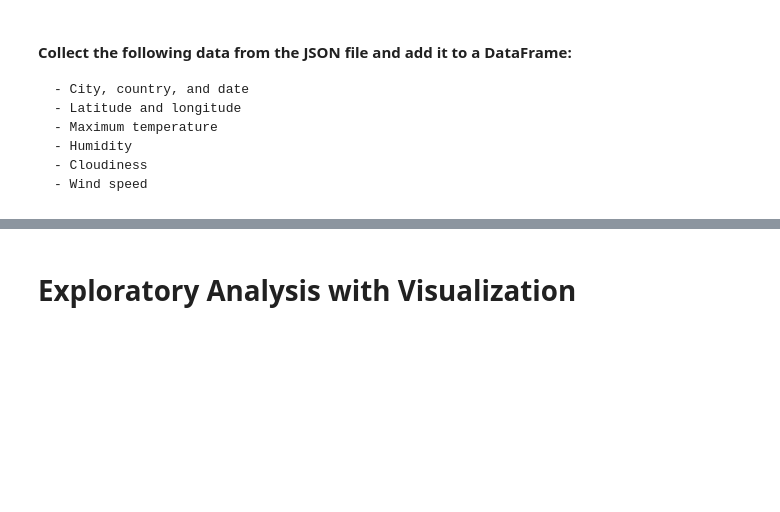
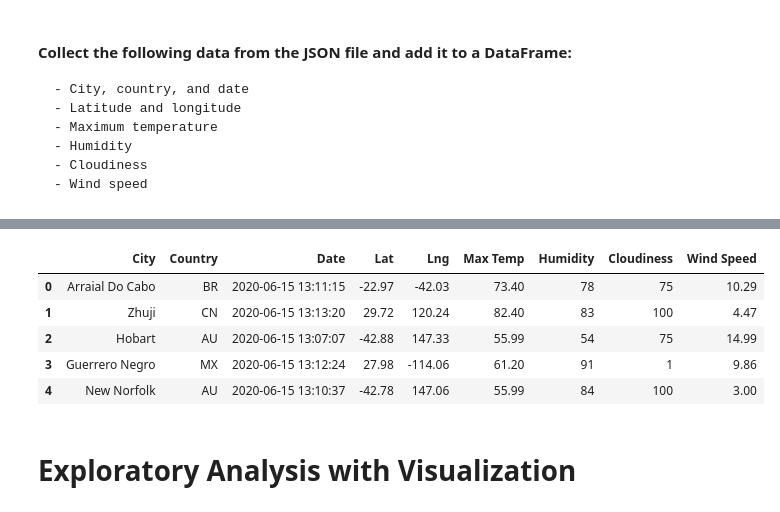
Before and after one commit to sathvikaithala/world_weather-analysis, a Jupyter notebook: WeatherPy.ipynb, the cells around one changed output, grey strips where cells are left out. Saved outputs shown, nothing was run; the diff lists cells and outputs as text; code cells hidden in the pictures; blank space fills up the shorter version.

```diff
--- a/WeatherPy.ipynb
+++ b/WeatherPy.ipynb
@@ -69,0 +298,14 @@ len(cities)
+# %%
+# reorder columns
+
+column_order = ["City","Country","Date","Lat","Lng","Max Temp","Humidity","Cloudiness","Wind Speed"]
+
+city_data_df = city_data_df[column_order]
+city_data_df.head()
+# %% [output]
+|  | City | Country | Date | Lat | Lng | Max Temp | Humidity | Cloudiness | Wind Speed |
+| 0 | Arraial Do Cabo | BR | 2020-06-15 13:11:15 | -22.97 | -42.03 | 73.40 | 78 | 75 | 10.29 |
+| 1 | Zhuji | CN | 2020-06-15 13:13:20 | 29.72 | 120.24 | 82.40 | 83 | 100 | 4.47 |
+| 2 | Hobart | AU | 2020-06-15 13:07:07 | -42.88 | 147.33 | 55.99 | 54 | 75 | 14.99 |
+| 3 | Guerrero Negro | MX | 2020-06-15 13:12:24 | 27.98 | -114.06 | 61.20 | 91 | 1 | 9.86 |
+| 4 | New Norfolk | AU | 2020-06-15 13:10:37 | -42.78 | 147.06 | 55.99 | 84 | 100 | 3.00 |
```
Also changed, not shown: parts of 18 cells of this notebook, 2 other files.
